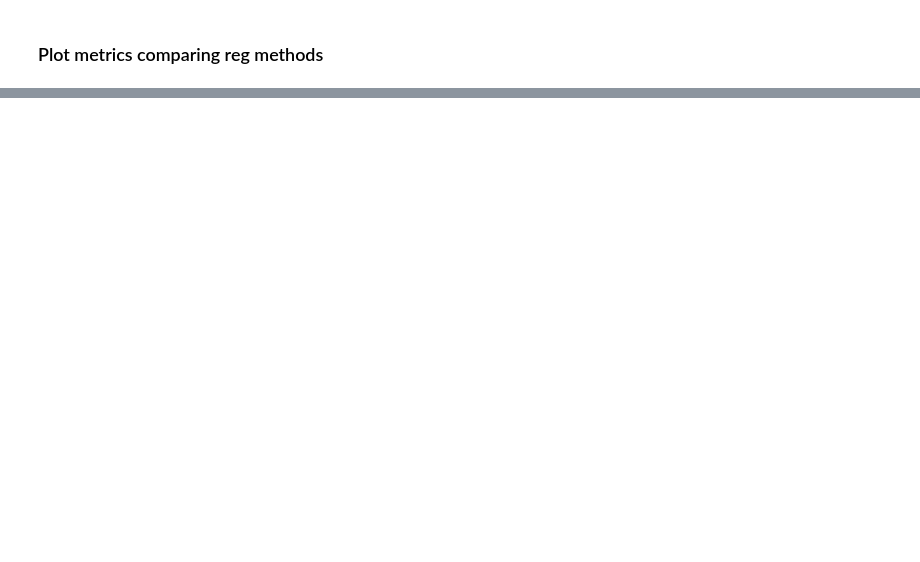
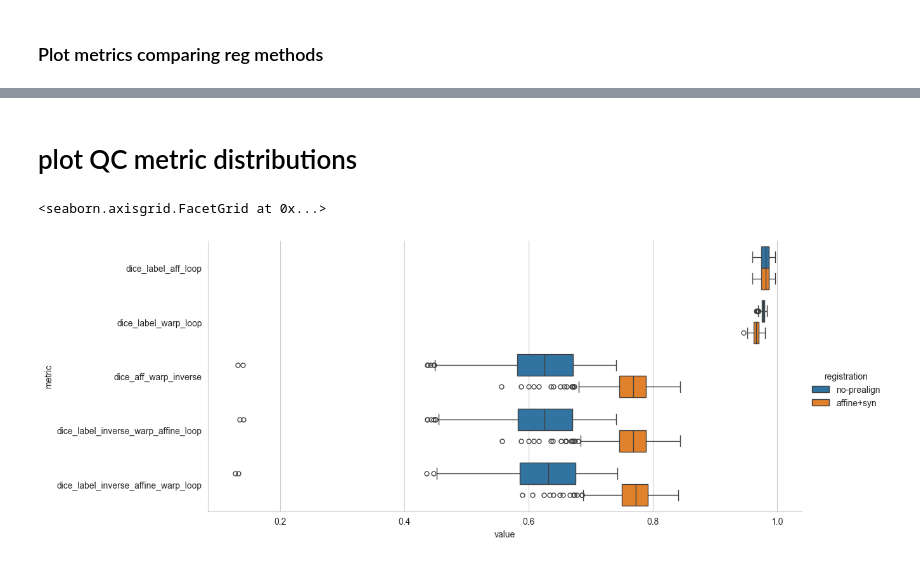
Before and after one commit to nikhil153/nipoppy-dmri-freewater, a Jupyter notebook: plot_diff_metrics.ipynb, the cells around one changed output, grey strips where cells are left out. Cells and saved outputs as stored; diff of their text form; code cells hidden in the pictures; blank space fills up the shorter version.

```diff
--- a/plot_diff_metrics.ipynb
+++ b/plot_diff_metrics.ipynb
@@ -62,0 +135,16 @@ for i, ax in enumerate(axes.flatten()):
+# %% [markdown]
+# plot QC metric distributions
+# %%
+sns.set_style("whitegrid")
+
+dice_param_list = ["dice_label_aff_loop","dice_label_warp_loop","dice_aff_warp_inverse",
+              "dice_label_inverse_warp_affine_loop","dice_label_inverse_affine_warp_loop"]
+
+# melt
+plot_df = qc_df.melt(id_vars=["participant_id","registration"], value_vars=dice_param_list,
+                      var_name="metric", value_name="value")
+
+sns.catplot(y="metric", x="value", kind="box", hue="registration", data=plot_df, aspect=2.5)
+# %% [output]
+<seaborn.axisgrid.FacetGrid at 0x...>
+[figure, added]
```
Also changed, not shown: parts of 22 cells of this notebook, 1 other file.
